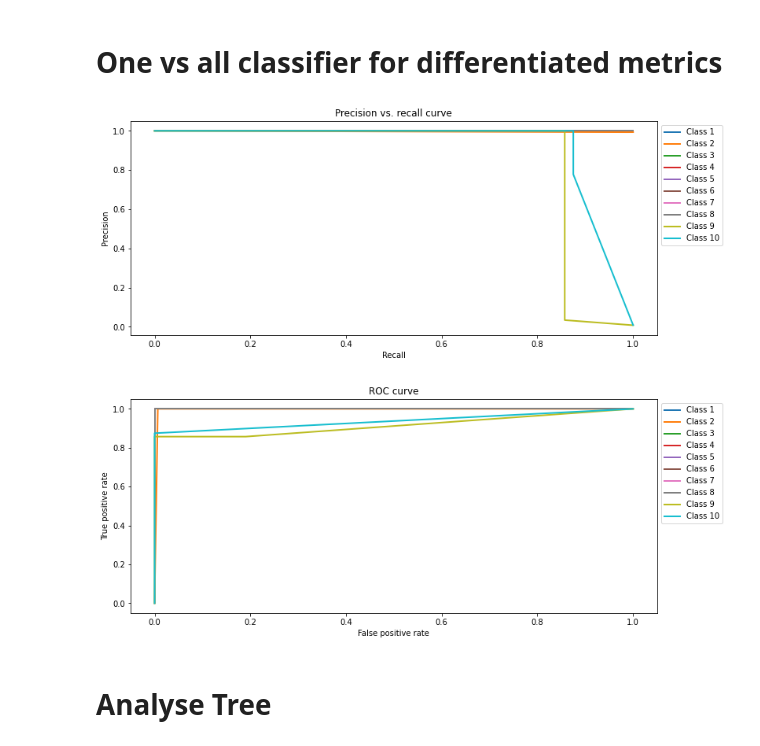
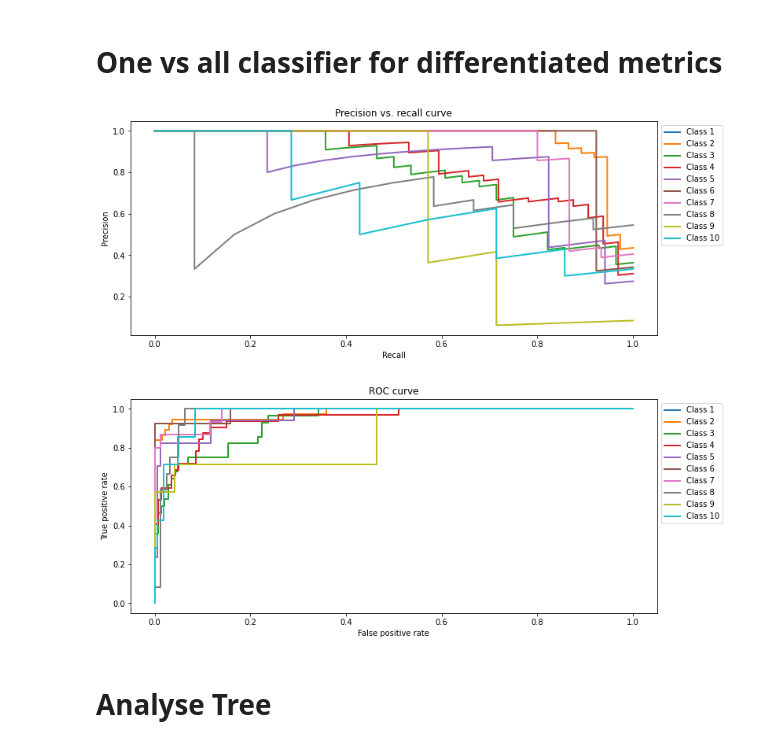
Before and after one commit to FriederikeBiermann/P450, a Jupyter notebook: PreFerrP450/PreFerrP450_main.ipynb, the cells around one changed output. Drawn from its saved outputs; the diff is of its cells as text; code cells hidden in the pictures.

```diff
--- a/PreFerrP450/PreFerrP450_main.ipynb
+++ b/PreFerrP450/PreFerrP450_main.ipynb
@@ -17,15 +17,15 @@ import itertools
 import math
 import numpy as np
 #choose clusters from the sequence similarity network to use as classes of ferredoxins
-clusterlist =[1,2,3,4,5,6,7,8,9,12,14]
+clusterlist =range(1,11)
 # fill in names of files here!
 foldername_set_input="Output"
-foldernameinput="whole_dataset_neighbouring_threshold=20/Alignments"
-foldernameoutput=foldernameinput.split("/")[0]+"/"+"Output"
+foldernameinput="Datasets with different SSN thresholds/neighbouring=4_threshold=20/Alignment"
+foldernameoutput=foldernameinput.split("/")[0]+"/"+foldernameinput.split("/")[1]+"/"+"Output_deduplicated_95%/for 10 classes/without_motif_features/with parts/"
 fragments=("begin","sbr1","sbr2","core","end","fes1","fes2")
 filenamescomplete=[]
 include_parts=True
-include_sequence_motifs=True
+include_sequence_motifs=False
 indicator=""
 if include_parts==True:
     indicator+="_include_parts_"
@@ -34,7 +34,7 @@ if include_sequence_motifs==False:
 for cluster in clusterlist:
     filenames_per_cluster=[]
     for fragment in fragments:
-        filename_input=foldernameinput+"/whole_dataset_threshold_20_"+str(cluster)+" Alignment_consens_"+fragment+".fasta"
+        filename_input=foldernameinput+"/whole_dataset_neighbouring_4_threshold_20_deduplicated_"+str(cluster)+" Alignment_consens_"+fragment+".fasta"
         filenames_per_cluster.append(filename_input)
     filenamescomplete.append(filenames_per_cluster)
 filename_permutations=foldername_set_input+"/permutations.txt"
@@ -160,7 +160,8 @@ tablep450n['mean basic']=tablep450n[basicrows].mean(axis=1)
 tablep450n['absolute acidic']=tablep450n[absacidicrows].sum(axis=1)
 tablep450n['absolute basic']=tablep450n[absbasicrows].sum(axis=1)
 tablep450n = tablep450n.replace('nan', np.nan).fillna(0)
-tablep450n.to_csv(foldernameoutput+"/"+foldernameoutput.split("/")[0]+"_feature_matrix_without_duplicates"+indicator+".csv", index=False)
+print (foldernameoutput)
+tablep450n.to_csv(foldernameoutput+"/"+foldernameoutput.split("/")[0]+"_feature_matrix_without_duplicates_cluster_1-5_"+indicator+".csv", index=False)
 # %% [output]
 0      1
 1      1
@@ -366,8 +501,8 @@ ros = RandomOverSampler(random_state=0)
 
 #define max depth of decision tree
 maxd=20
-pathcompletetable="whole_dataset_neighbouring_threshold_35/whole_dataset_threshold_35_neighbouring_feature_matrix.csv"
-foldernameoutput="whole_dataset_neighbouring_threshold_35/"
+pathcompletetable="Datasets with different SSN thresholds/neighbouring=4_threshold=20/Output_deduplicated_95%/for 10 classes/without_motif_features/without_parts/Datasets with different SSN thresholds_feature_matrix_without_duplicates_cluster_1-5__without_sequence_motifs_.csv"
+foldernameoutput="Datasets with different SSN thresholds/neighbouring=4_threshold=20/Output_deduplicated_95%/for 10 classes/without_motif_features/without_parts/"
 completetable=pd.read_csv(pathcompletetable)
 completetable = completetable.sample(frac = 1)
 
@@ -382,43 +517,43 @@ Y = label_binarize(y_data, classes=[*range(n_classes)])
 X_train, X_test, y_train, y_test = train_test_split(x_data,
                                                     Y,
                                                     random_state = 42)
-clf = OneVsRestClassifier(RandomForestClassifier(n_estimators=50,
+clf = OneVsRestClassifier(ExtraTreesClassifier(n_estimators=50,
                              max_depth=3,
                              random_state=0))
 clf.fit(X_train, y_train)
 y_score = clf.predict_proba(X_test)
 
 # precision recall curve
 precision = dict()
 recall = dict()
 plt.figure(figsize=(12,5))
 for i in range(n_classes):
     precision[i], recall[i], _ = precision_recall_curve(y_test[:, i], y_score[:, i])
     plt.plot(recall[i], precision[i], lw=2, label='Class {}'.format(i+1))
 plt.xlabel("Recall")
 plt.ylabel("Precision")
 plt.legend(bbox_to_anchor=(1,1), loc="upper left")
 plt.title("Precision vs. recall curve")
-plt.savefig(("precisionrecallferredoxinscurve.png"), format="png")
+plt.savefig(("precisionrecall.png"), format="png")
 plt.show()
 
 # roc curve
 fpr = dict()
 tpr = dict()
 plt.figure(figsize=(12,5))
 for i in range(0,n_classes):
     fpr[i], tpr[i], _ = roc_curve(y_test[:, i],
                                   y_score[:, i])
     plt.plot(fpr[i], tpr[i], lw=2, label='Class {}'.format(i+1))
 plt.xlabel("False positive rate")
 plt.ylabel("True positive rate")
 plt.legend(bbox_to_anchor=(1,1), loc="upper left")
 plt.title("ROC curve")
-plt.savefig(("ROC curve.png"), format="png")
+plt.savefig(("ROC curve .png"), format="png")
 plt.show()
 # %% [output]
-[figure, old version]
+[figure, new version]
-[figure, old version]
+[figure, new version]
 # %% [markdown]
 # Analyse Tree
 # %% [markdown]
```
Also changed, not shown: parts of 8 cells of this notebook, 55 other files.
